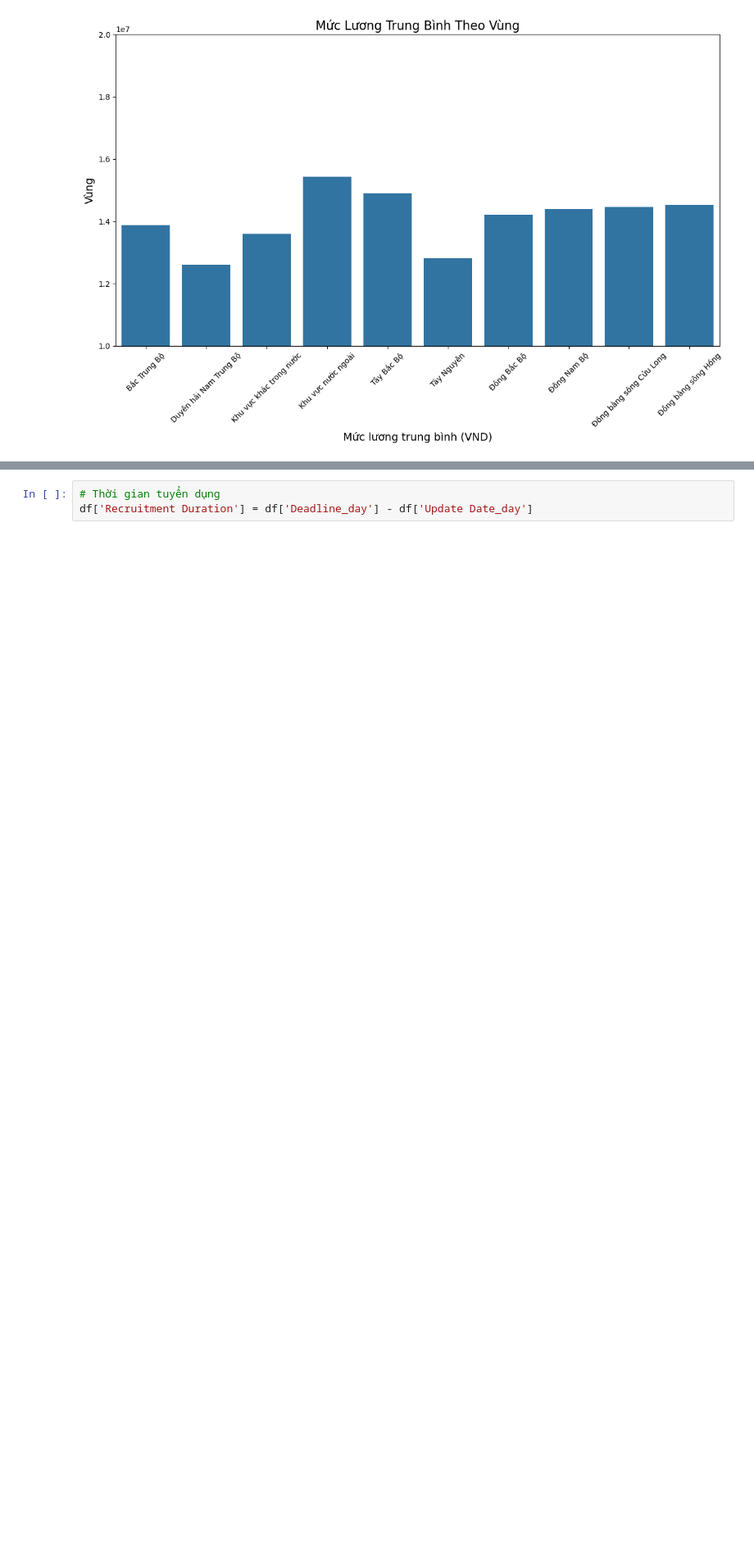
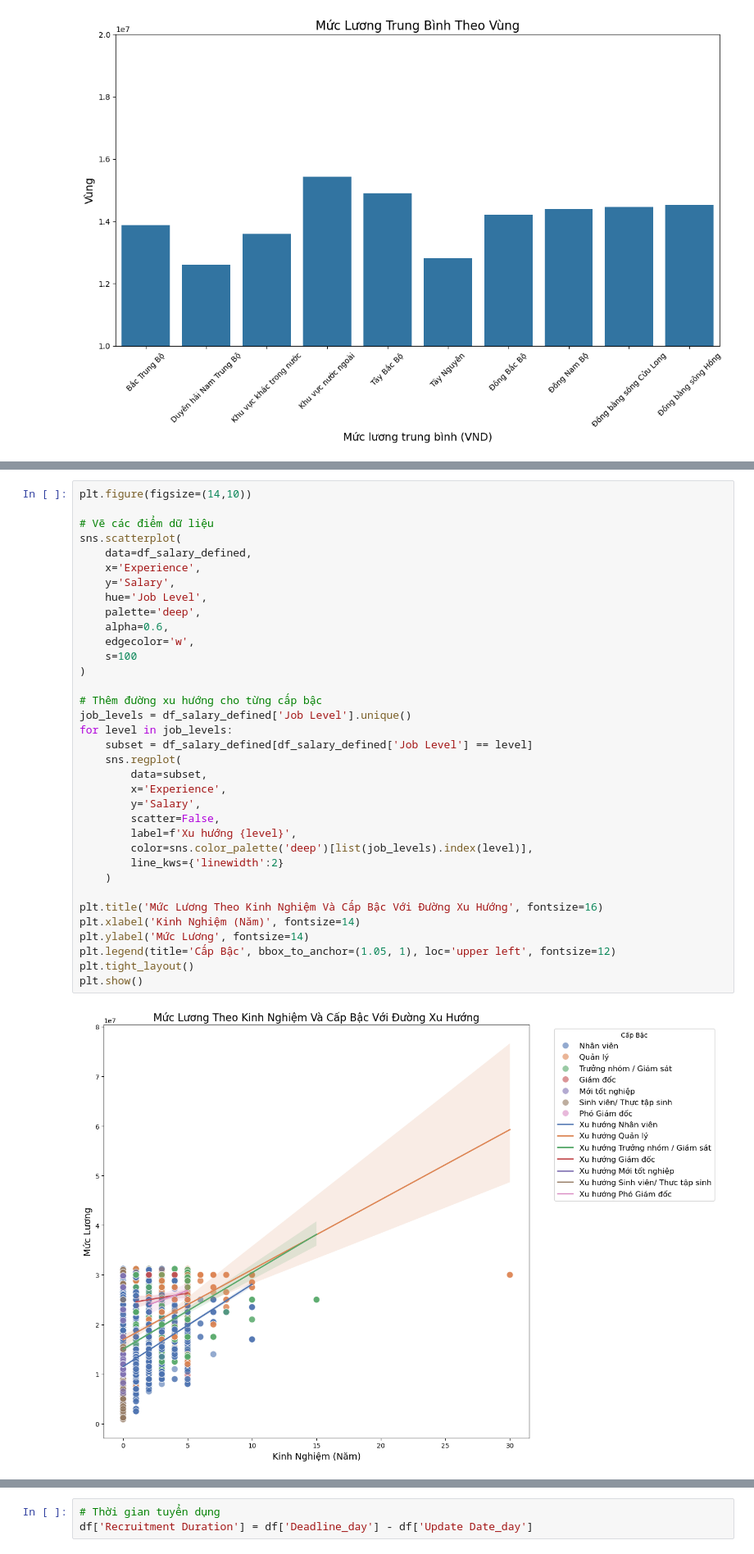
Before and after one commit to Dzivilord/carrerModeling, a Jupyter notebook: ExploringData/VisualizationData.ipynb, the cells around one changed output, grey strips where cells are left out. Shown at 82% size. Drawn from its saved outputs; the diff is of its cells as text; blank space fills up the shorter version.

```diff
--- a/ExploringData/VisualizationData.ipynb
+++ b/ExploringData/VisualizationData.ipynb
@@ -509,0 +628,37 @@ plt.show()
+# %%
+plt.figure(figsize=(14,10))
+
+# Vẽ các điểm dữ liệu
+sns.scatterplot(
+    data=df_salary_defined,
+    x='Experience',
+    y='Salary',
+    hue='Job Level',
+    palette='deep',
+    alpha=0.6,
+    edgecolor='w',
+    s=100
+)
+
+# Thêm đường xu hướng cho từng cấp bậc
+job_levels = df_salary_defined['Job Level'].unique()
+for level in job_levels:
+    subset = df_salary_defined[df_salary_defined['Job Level'] == level]
+    sns.regplot(
+        data=subset,
+        x='Experience',
+        y='Salary',
+        scatter=False,
+        label=f'Xu hướng {level}',
+        color=sns.color_palette('deep')[list(job_levels).index(level)],
+        line_kws={'linewidth':2}
+    )
+
+plt.title('Mức Lương Theo Kinh Nghiệm Và Cấp Bậc Với Đường Xu Hướng', fontsize=16)
+plt.xlabel('Kinh Nghiệm (Năm)', fontsize=14)
+plt.ylabel('Mức Lương', fontsize=14)
+plt.legend(title='Cấp Bậc', bbox_to_anchor=(1.05, 1), loc='upper left', fontsize=12)
+plt.tight_layout()
+plt.show()
+# %% [output]
+[figure, added]
```
Also changed, not shown: parts of 52 cells of this notebook, 3 other files.
